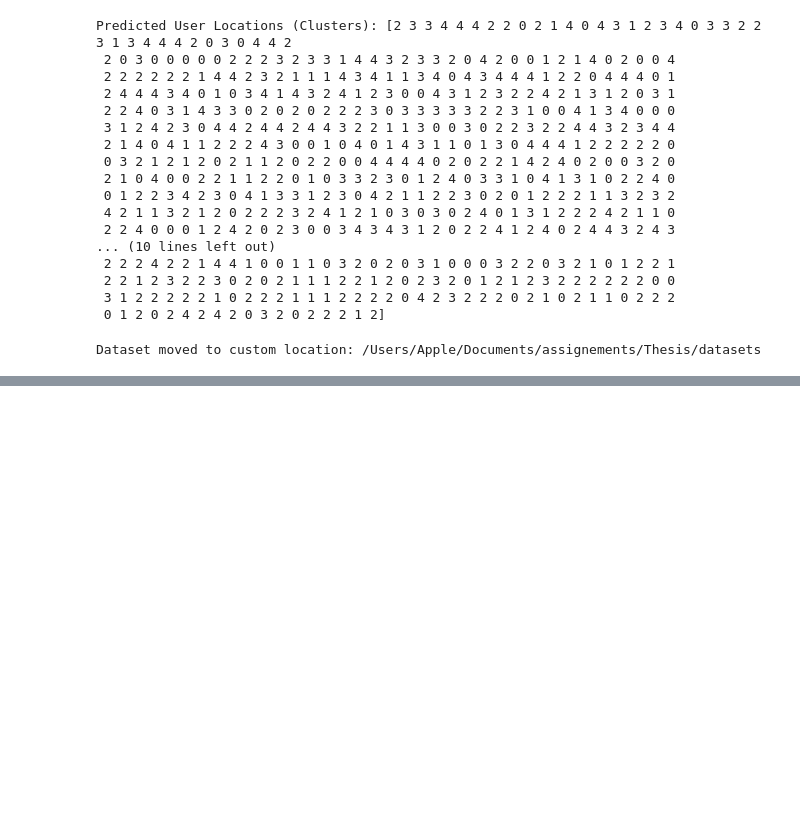
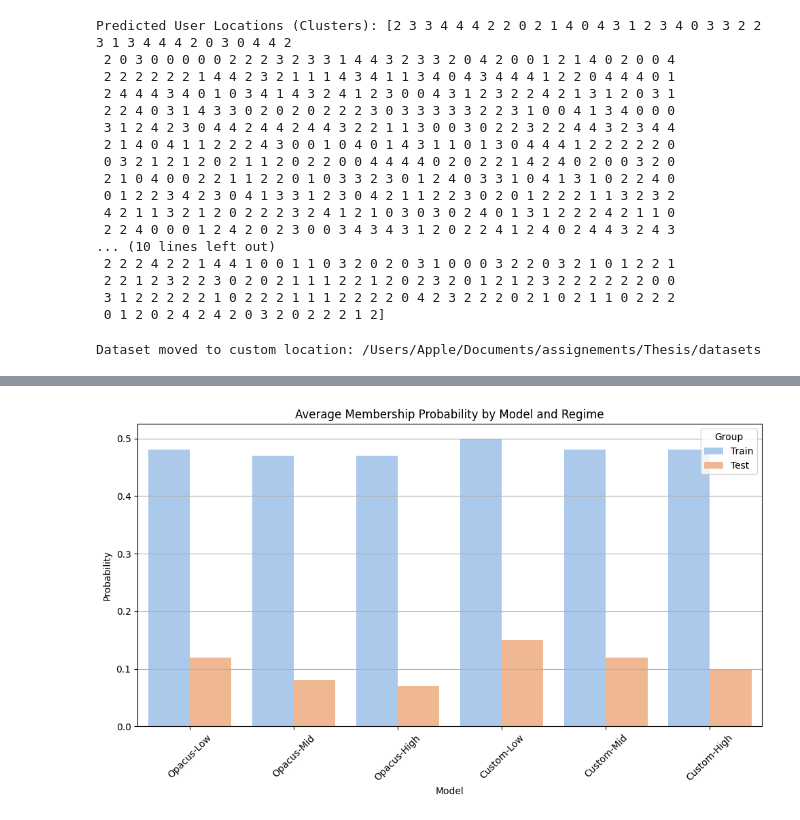
Before and after one commit to felixkwasisarpong/Reccomender-systems-and-Adversarial, a Jupyter notebook: prototytpe.ipynb, the cells around one changed output, grey strips where cells are left out. Cells and saved outputs as stored; diff of their text form; code cells hidden in the pictures; blank space fills up the shorter version.

```diff
--- a/prototytpe.ipynb
+++ b/prototytpe.ipynb
@@ -263,0 +343,28 @@ Dataset moved to custom location: /Users/Apple/Documents/assignements/Thesis/dat
+# %%
+import seaborn as sns
+import pandas as pd
+import matplotlib.pyplot as plt
+
+data = pd.DataFrame({
+    "Model": [
+        "Opacus-Low", "Opacus-Low",
+        "Opacus-Mid", "Opacus-Mid",
+        "Opacus-High", "Opacus-High",
+        "Custom-Low", "Custom-Low",
+        "Custom-Mid", "Custom-Mid",
+        "Custom-High", "Custom-High"
+    ],
+    "Group": ["Train", "Test"] * 6,
+    "AvgProb": [0.48, 0.12, 0.47, 0.08, 0.47, 0.07, 0.50, 0.15, 0.48, 0.12, 0.48, 0.1]
+})
+
+plt.figure(figsize=(10, 6))
+sns.barplot(x="Model", y="AvgProb", hue="Group", data=data, palette="pastel")
+plt.title("Average Membership Probability by Model and Regime")
+plt.ylabel("Probability")
+plt.xticks(rotation=45)
+plt.grid(axis='y')
+plt.tight_layout()
+plt.show()
+# %% [output]
+[figure, added]
```
Also changed, not shown: parts of 2 cells of this notebook, 25 other files.
